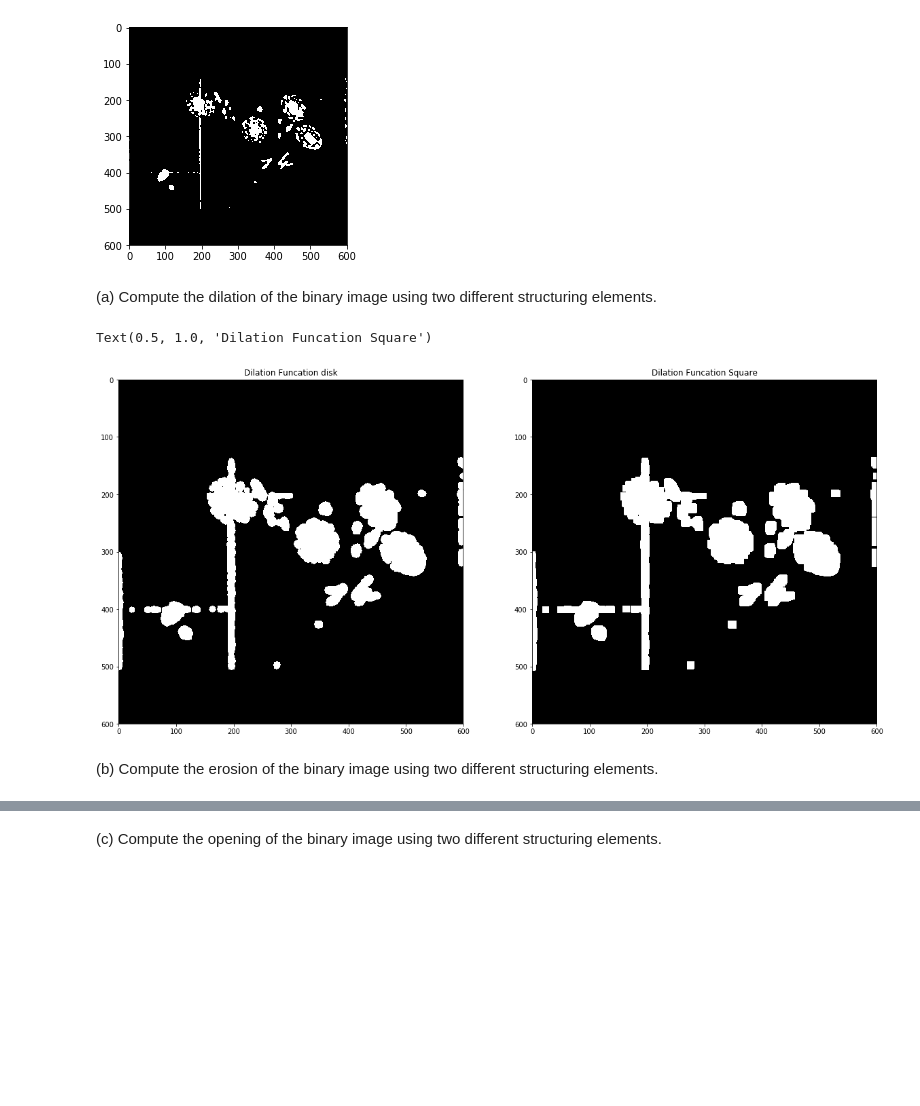
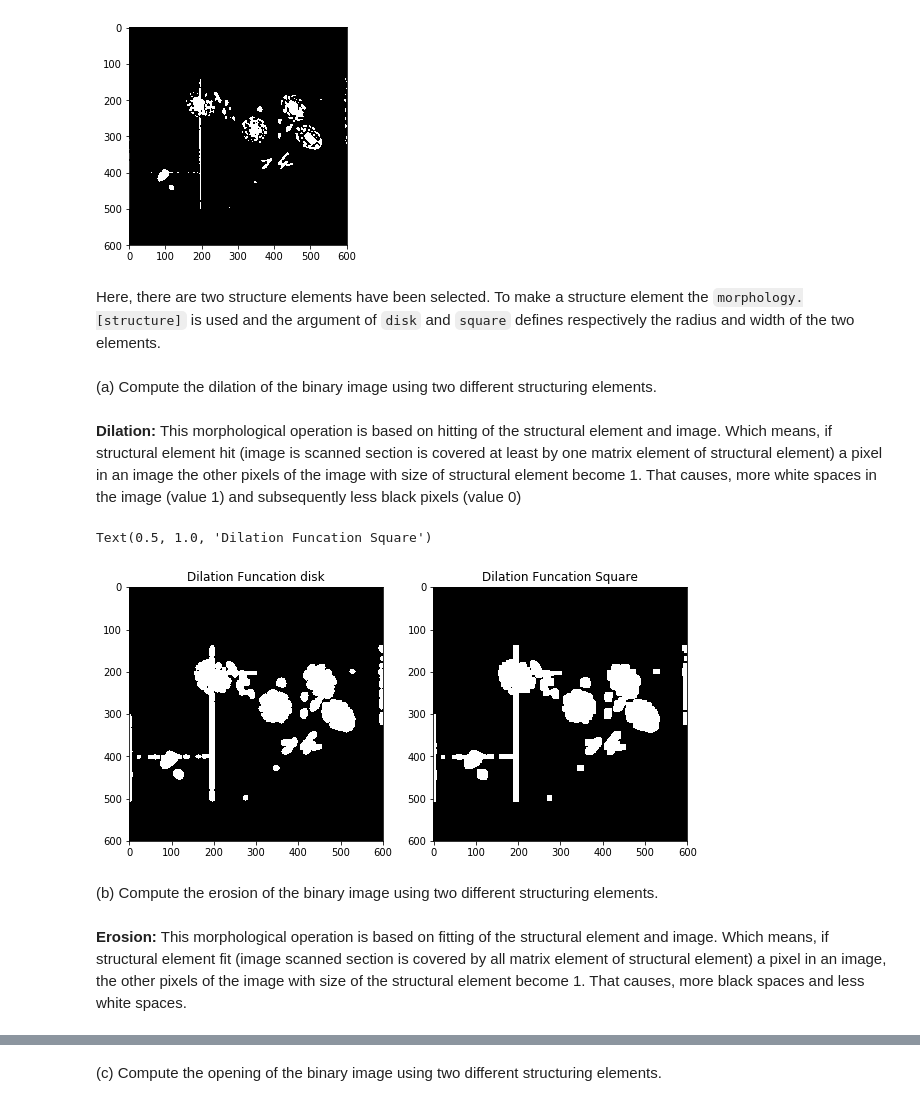
Before and after one commit to pooyansalehi/DIPastro2019, a Jupyter notebook: lab5/lab5.ipynb, the cells around one changed output, grey strips where cells are left out. Cells and saved outputs as stored; diff of their text form; code cells hidden in the pictures; blank space fills up the shorter version.

```diff
--- a/lab5/lab5.ipynb
+++ b/lab5/lab5.ipynb
@@ -149,6 +150,10 @@ elemetn disk:
  [1 1 1 1 1 1 1 1 1 1 1]]
 <matplotlib.image.AxesImage at 0x...>
 [figure]
+# %% [markdown]
+Here, there are two structure elements have been selected. To make a structure element the `morphology.[structure]` is used and the argument of `disk` and `square` defines respectively the radius and width of the two elements.
 # %% [markdown]
 (a) Compute the dilation of the binary image using two different structuring elements.
+# %% [markdown]
+**Dilation:** This morphological operation is based on hitting of the structural element and image. Which means, if structural element hit (image is scanned section is covered at least by one matrix element of structural element) a pixel in an image the other pixels of the image with size of structural element become 1. That causes, more white spaces in the image (value 1) and subsequently less black pixels (value 0)
 # %%
@@ -157,14 +162,16 @@ imggr_dilation_square = morph.binary_dilation(threshold_imggr,selem_square)
 # %%
-fig, axes = plt.subplots(1, 2, figsize=(20, 20))
+fig, axes = plt.subplots(1, 2, figsize=(10, 10))
 ax = axes.ravel()
 
 ax[0].imshow(imggr_dilation_disk, cmap='gray')
 ax[0].set_title("Dilation Funcation disk")
 ax[1].imshow(imggr_dilation_square, cmap='gray')
 ax[1].set_title("Dilation Funcation Square")
 # %% [output]
 Text(0.5, 1.0, 'Dilation Funcation Square')
-[figure, old version]
+[figure, new version]
 # %% [markdown]
 (b) Compute the erosion of the binary image using two different structuring elements.
+# %% [markdown]
+**Erosion:** This morphological operation is based on fitting of the structural element and image. Which means, if structural element fit (image scanned section is covered by all matrix element of structural element) a pixel in an image, the other pixels of the image with size of the structural element become 1. That causes, more black spaces and less white spaces.
 # %%
```
Also changed, not shown: parts of 31 cells of this notebook.
